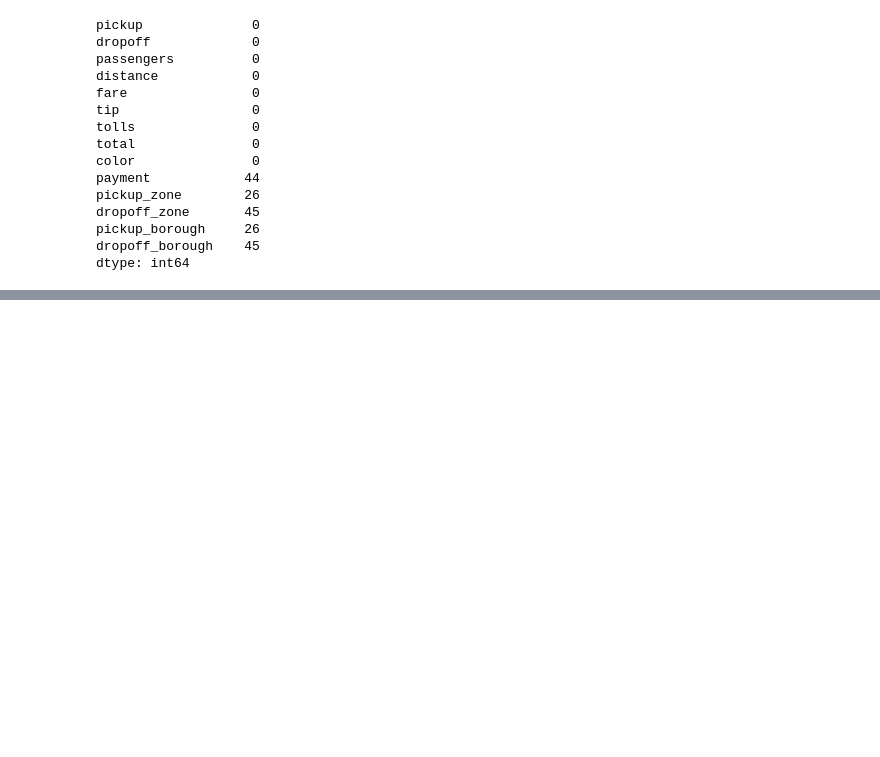
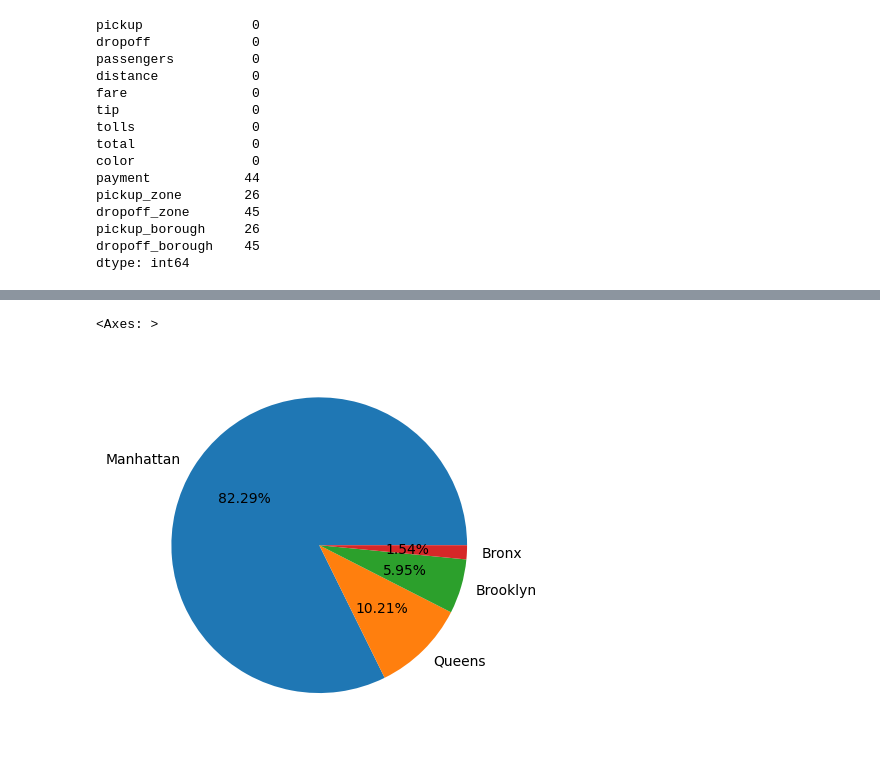
Before and after one commit to malik09-teach/ML-BASICS-PROJECTS-, a Jupyter notebook: feature engineering/feature scalling/feature_scaling.ipynb, the cells around one changed output, grey strips where cells are left out. Cells and saved outputs as stored; diff of their text form; code cells hidden in the pictures; blank space fills up the shorter version.

```diff
--- a/feature engineering/feature scalling/feature_scaling.ipynb
+++ b/feature engineering/feature scalling/feature_scaling.ipynb
@@ -141,0 +144,5 @@ AttributeError: 'Series' object has no attribute 'values_count'
+# %%
+data['pickup_borough'].value_counts().plot(kind='pie',autopct='%.2f%%')
+# %% [output]
+<Axes: >
+[figure, added]
```
Also changed, not shown: parts of 11 cells of this notebook.
